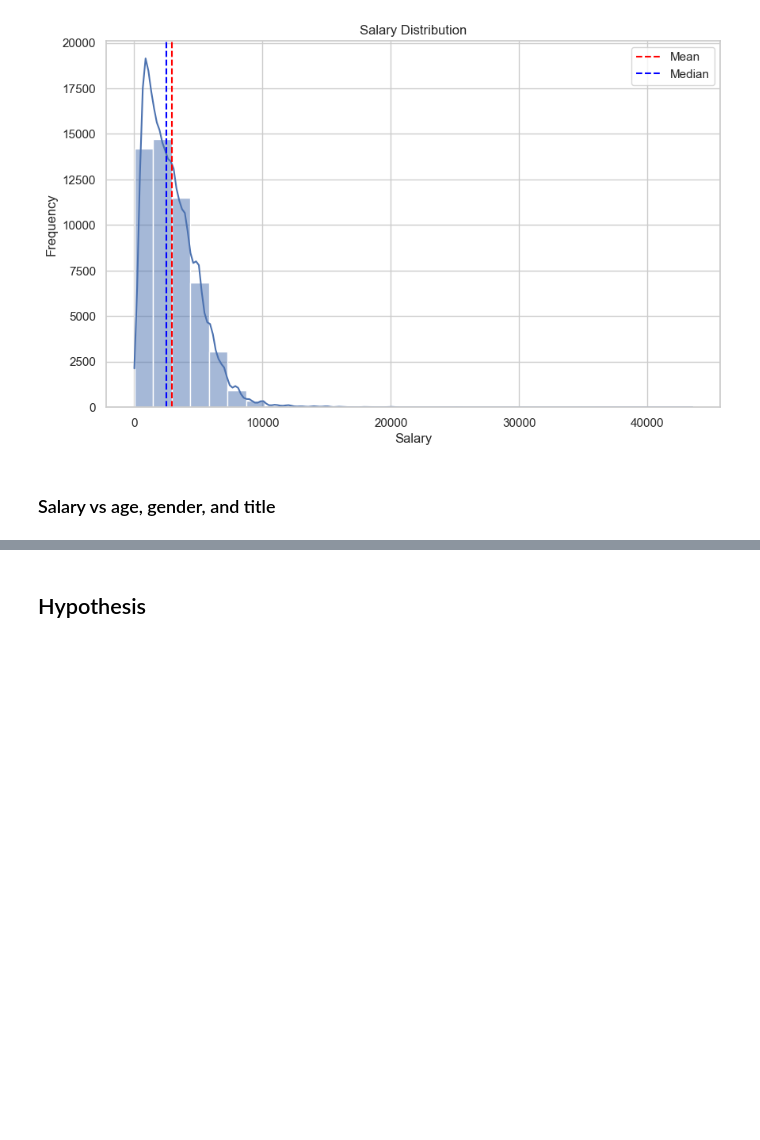
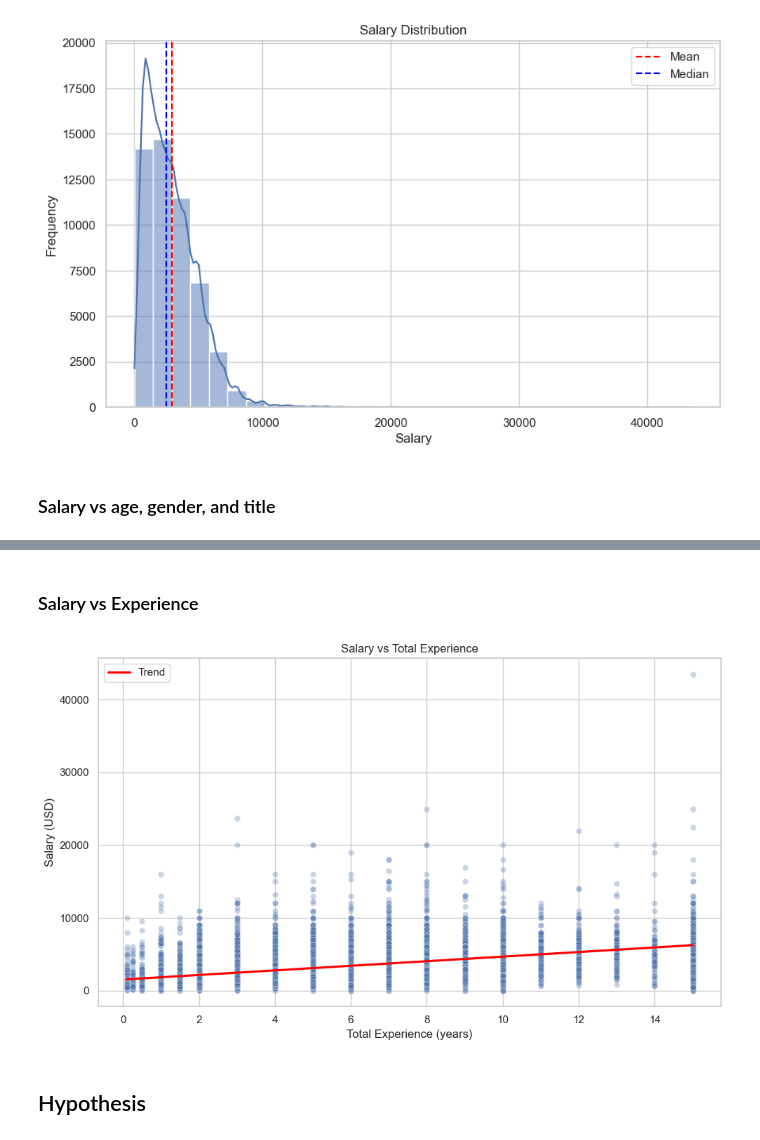
Before and after one commit to Danylo-Ik/Econometrics-Project-IT, a Jupyter notebook: it_salaries.ipynb, the cells around one changed output, grey strips where cells are left out. Cells and saved outputs as stored; diff of their text form; code cells hidden in the pictures; blank space fills up the shorter version.

```diff
--- a/it_salaries.ipynb
+++ b/it_salaries.ipynb
@@ -217,3 +239,18 @@ Passing `palette` without assigning `hue` is deprecated and will be removed in v
+# %% [markdown]
+### Salary vs Experience
+# %%
+# Create scatterplot with regression trend line
+plt.figure(figsize=(10, 6))
+sns.scatterplot(data=df, x='total_experience', y='salary', alpha=0.3)
+sns.regplot(data=df, x='total_experience', y='salary', scatter=False, color='red', label='Trend')
+plt.title("Salary vs Total Experience")
+plt.xlabel("Total Experience (years)")
+plt.ylabel("Salary (USD)")
+plt.legend()
+plt.grid(True)
+plt.tight_layout()
+# %% [output]
+[figure, added]
 # %% [markdown]
 ## Hypothesis
 # %%
```
Also changed, not shown: parts of 21 cells of this notebook.
